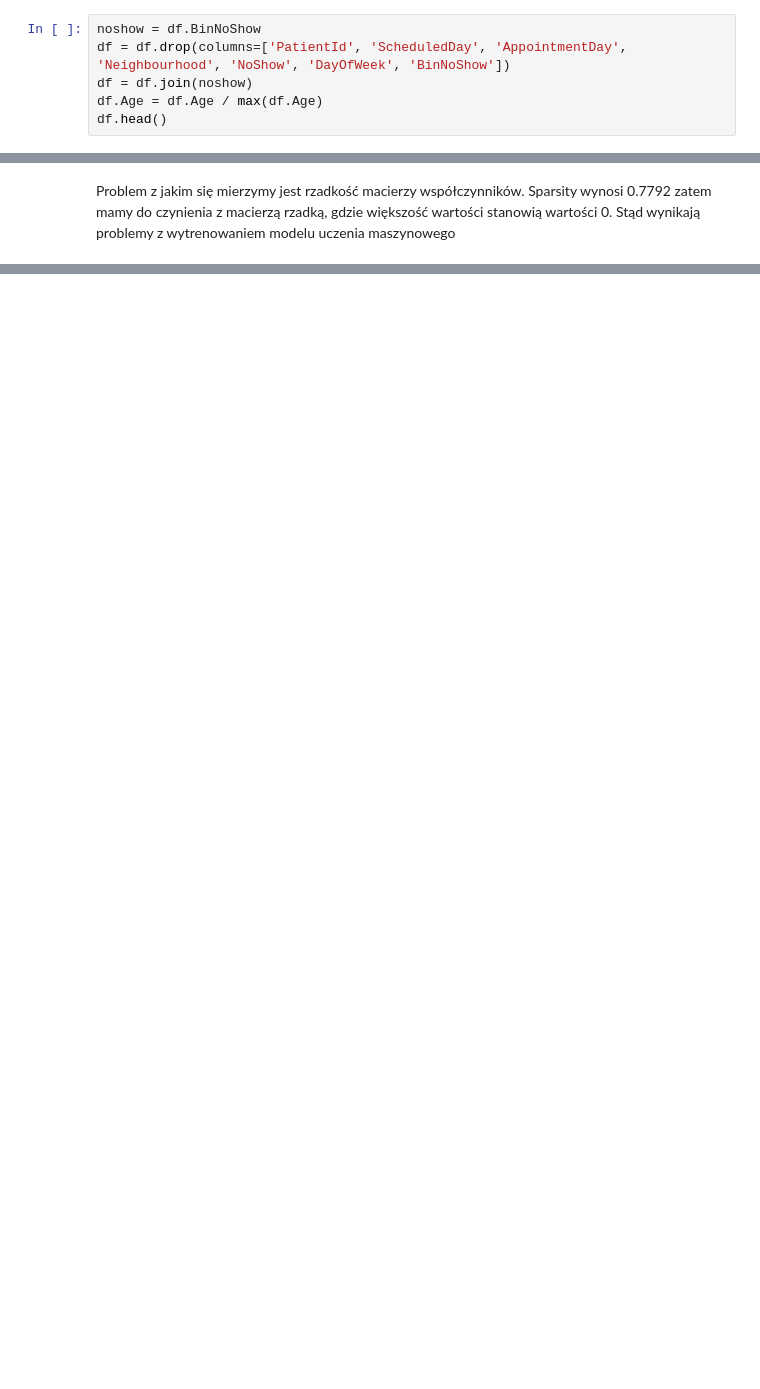
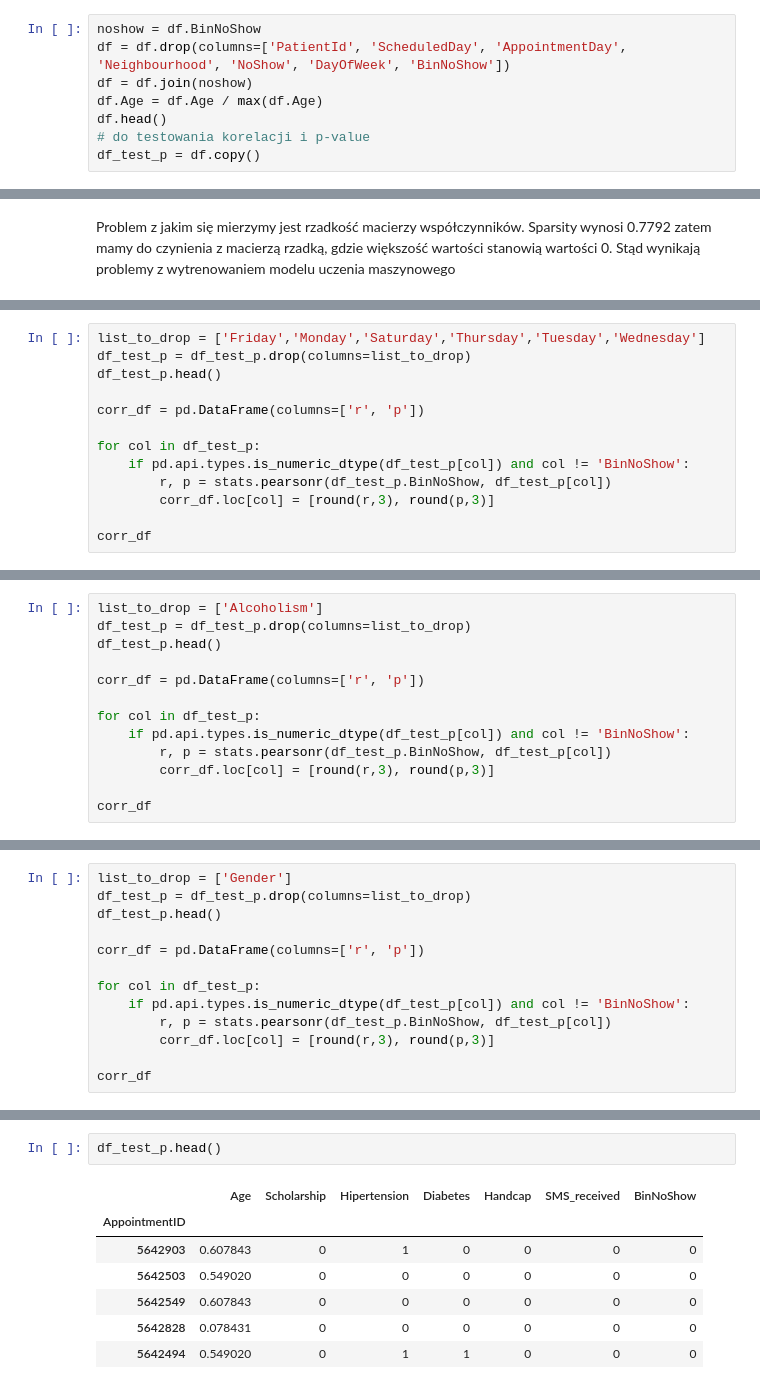
Before and after one commit to ceasarre/medical-appointments, a Jupyter notebook: ml_test/test_models.ipynb, the cells around one changed output, grey strips where cells are left out. Drawn from its saved outputs; the diff is of its cells as text; blank space fills up the shorter version.

Commit message:
Data reduction, no effect

```diff
--- a/ml_test/test_models.ipynb
+++ b/ml_test/test_models.ipynb
@@ -69,3 +69,5 @@ df = df.drop(columns=['PatientId', 'ScheduledDay', 'AppointmentDay', 'Neighbourh
 df = df.join(noshow)
 df.Age = df.Age / max(df.Age)
 df.head()
+# do testowania korelacji i p-value
+df_test_p = df.copy()
@@ -352,0 +392,13 @@ Problem z jakim się mierzymy jest rzadkość macierzy współczynników. Sparsi
+# %%
+list_to_drop = ['Friday','Monday','Saturday','Thursday','Tuesday','Wednesday']
+df_test_p = df_test_p.drop(columns=list_to_drop)
+df_test_p.head()
+
+corr_df = pd.DataFrame(columns=['r', 'p'])
+
+for col in df_test_p:
+    if pd.api.types.is_numeric_dtype(df_test_p[col]) and col != 'BinNoShow':
+        r, p = stats.pearsonr(df_test_p.BinNoShow, df_test_p[col])
+        corr_df.loc[col] = [round(r,3), round(p,3)]
+
+corr_df
@@ -352,0 +417,13 @@ Problem z jakim się mierzymy jest rzadkość macierzy współczynników. Sparsi
+# %%
+list_to_drop = ['Alcoholism']
+df_test_p = df_test_p.drop(columns=list_to_drop)
+df_test_p.head()
+
+corr_df = pd.DataFrame(columns=['r', 'p'])
+
+for col in df_test_p:
+    if pd.api.types.is_numeric_dtype(df_test_p[col]) and col != 'BinNoShow':
+        r, p = stats.pearsonr(df_test_p.BinNoShow, df_test_p[col])
+        corr_df.loc[col] = [round(r,3), round(p,3)]
+
+corr_df
@@ -352,0 +441,13 @@ Problem z jakim się mierzymy jest rzadkość macierzy współczynników. Sparsi
+# %%
+list_to_drop = ['Gender']
+df_test_p = df_test_p.drop(columns=list_to_drop)
+df_test_p.head()
+
+corr_df = pd.DataFrame(columns=['r', 'p'])
+
+for col in df_test_p:
+    if pd.api.types.is_numeric_dtype(df_test_p[col]) and col != 'BinNoShow':
+        r, p = stats.pearsonr(df_test_p.BinNoShow, df_test_p[col])
+        corr_df.loc[col] = [round(r,3), round(p,3)]
+
+corr_df
@@ -352,0 +462,10 @@ Problem z jakim się mierzymy jest rzadkość macierzy współczynników. Sparsi
+# %%
+df_test_p.head()
+# %% [output]
+|  | Age | Scholarship | Hipertension | Diabetes | Handcap | SMS_received | BinNoShow |
+| AppointmentID |  |  |  |  |  |  |  |
+| 5642903 | 0.607843 | 0 | 1 | 0 | 0 | 0 | 0 |
+| 5642503 | 0.549020 | 0 | 0 | 0 | 0 | 0 | 0 |
+| 5642549 | 0.607843 | 0 | 0 | 0 | 0 | 0 | 0 |
+| 5642828 | 0.078431 | 0 | 0 | 0 | 0 | 0 | 0 |
+| 5642494 | 0.549020 | 0 | 1 | 1 | 0 | 0 | 0 |
```
Also changed, not shown: parts of 23 cells of this notebook.
